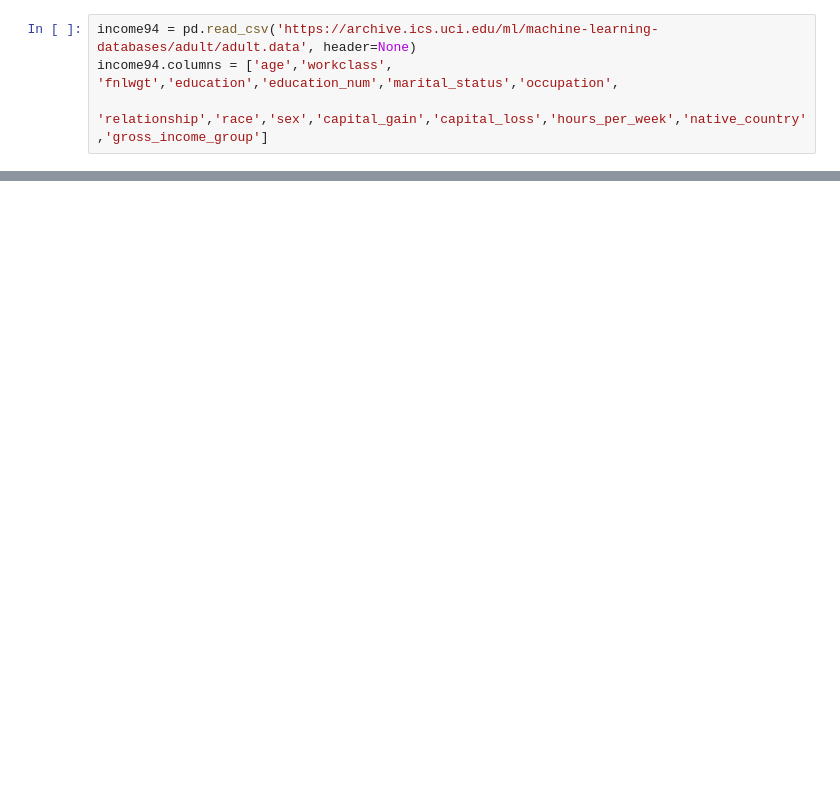
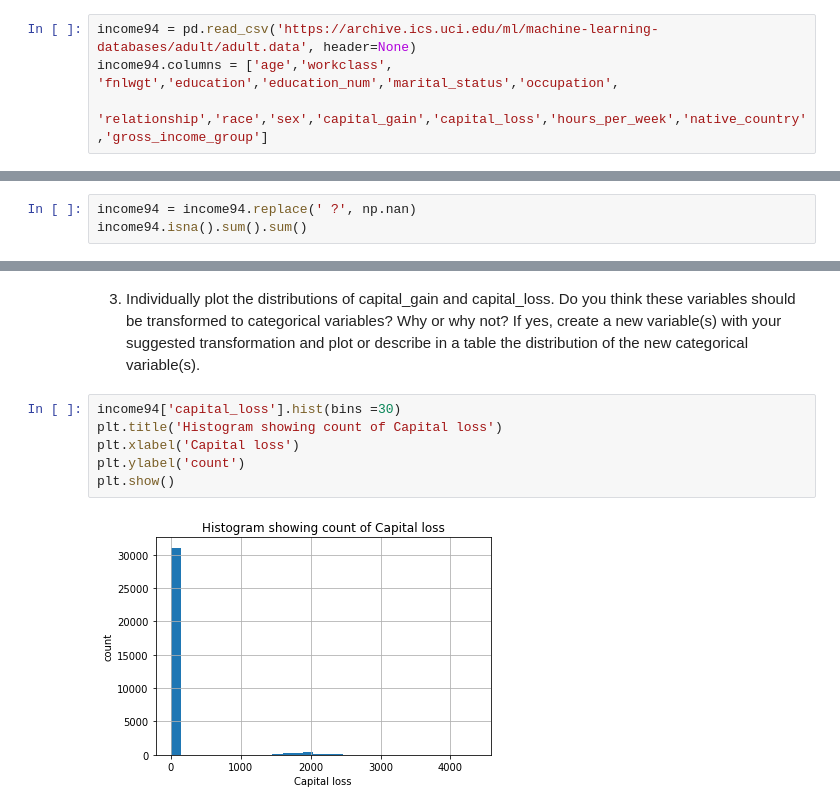
Before and after one commit to Yuanxyyds/JSC270_HW2_2022_Steven_Liu, a Jupyter notebook: Assignment2.ipynb, the cells around one changed output, grey strips where cells are left out. Cells and saved outputs as stored; diff of their text form; blank space fills up the shorter version.

```diff
--- a/Assignment2.ipynb
+++ b/Assignment2.ipynb
@@ -18,0 +48,3 @@ income94.columns = ['age','workclass', 'fnlwgt','education','education_num','mar
+# %%
+income94 = income94.replace(' ?', np.nan)
+income94.isna().sum().sum()
@@ -18,0 +72,10 @@ income94.columns = ['age','workclass', 'fnlwgt','education','education_num','mar
+# %% [markdown]
+3.	Individually plot the distributions of capital_gain and capital_loss.  Do you think these variables should be transformed to categorical variables? Why or why not? If yes, create a new variable(s) with your suggested transformation and plot or describe in a table the distribution of the new categorical variable(s).
+# %%
+income94['capital_loss'].hist(bins =30)
+plt.title('Histogram showing count of Capital loss')
+plt.xlabel('Capital loss')
+plt.ylabel('count')
+plt.show()
+# %% [output]
+[figure, added]
```
Also changed, not shown: parts of 47 cells of this notebook.
